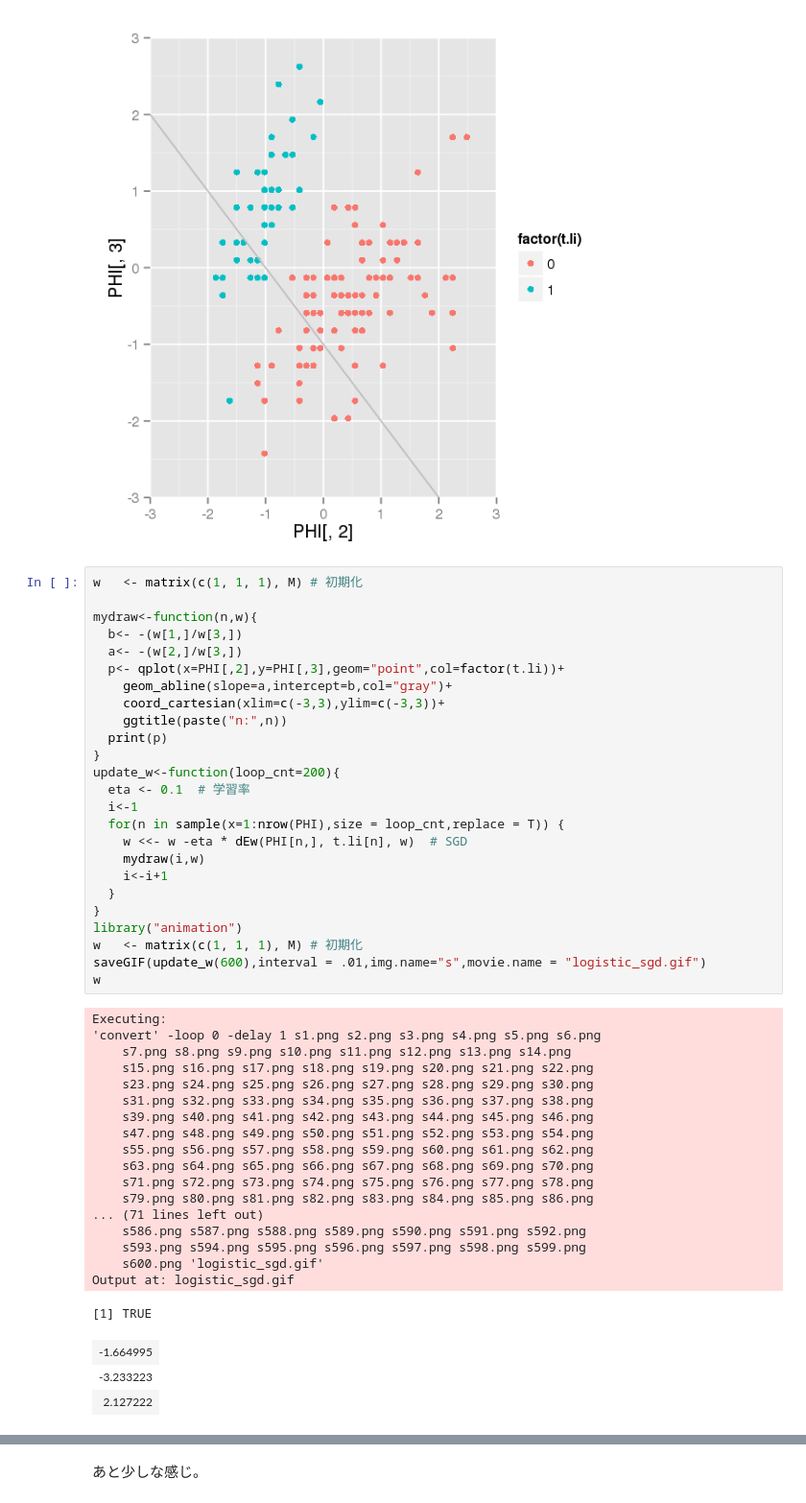
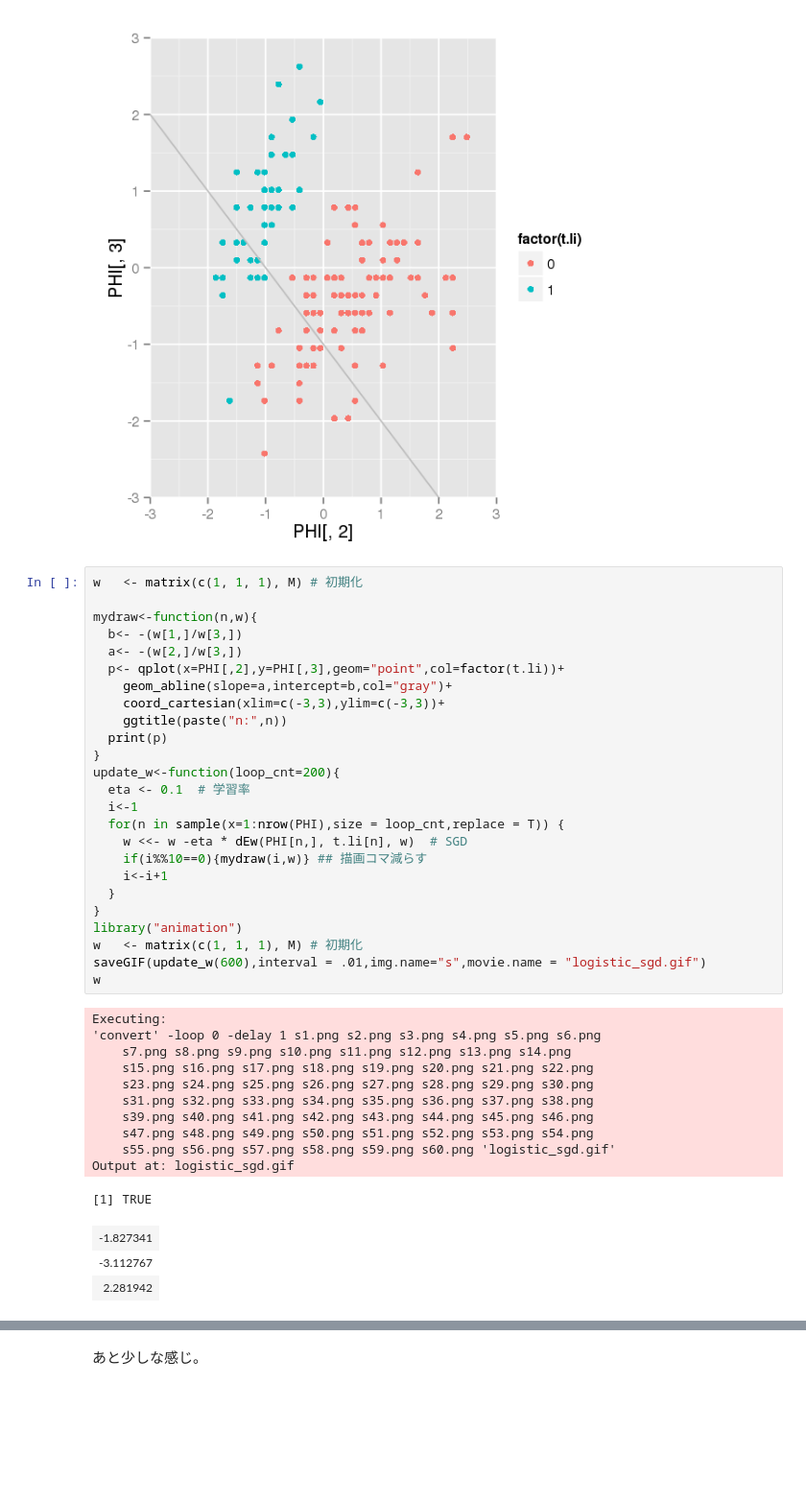
Before and after one commit to u110/public-jupyter, a Jupyter notebook: prml/R_logistic_regression_with_SGD.ipynb, the cells around one changed output, grey strips where cells are left out. Shown: that part at 96% size. Saved outputs shown, nothing was run; the diff lists cells and outputs as text; blank space fills up the shorter version.

```diff
--- a/prml/R_logistic_regression_with_SGD.ipynb
+++ b/prml/R_logistic_regression_with_SGD.ipynb
@@ -40,45 +40,38 @@ mydraw<-function(n,w){
   a<- -(w[2,]/w[3,])
   p<- qplot(x=PHI[,2],y=PHI[,3],geom="point",col=factor(t.li))+
     geom_abline(slope=a,intercept=b,col="gray")+
     coord_cartesian(xlim=c(-3,3),ylim=c(-3,3))+
     ggtitle(paste("n:",n))
   print(p)
 }
 update_w<-function(loop_cnt=200){
   eta <- 0.1  # 学習率
   i<-1
   for(n in sample(x=1:nrow(PHI),size = loop_cnt,replace = T)) {
     w <<- w -eta * dEw(PHI[n,], t.li[n], w)  # SGD
-    mydraw(i,w)
+    if(i%%10==0){mydraw(i,w)} ## 描画コマ減らす
     i<-i+1
   }
 }
 library("animation")
 w   <- matrix(c(1, 1, 1), M) # 初期化
 saveGIF(update_w(600),interval = .01,img.name="s",movie.name = "logistic_sgd.gif")
 w
 # %% [output]
 Executing:
 'convert' -loop 0 -delay 1 s1.png s2.png s3.png s4.png s5.png s6.png
     s7.png s8.png s9.png s10.png s11.png s12.png s13.png s14.png
     s15.png s16.png s17.png s18.png s19.png s20.png s21.png s22.png
     s23.png s24.png s25.png s26.png s27.png s28.png s29.png s30.png
     s31.png s32.png s33.png s34.png s35.png s36.png s37.png s38.png
     s39.png s40.png s41.png s42.png s43.png s44.png s45.png s46.png
     s47.png s48.png s49.png s50.png s51.png s52.png s53.png s54.png
-    s55.png s56.png s57.png s58.png s59.png s60.png s61.png s62.png
-    s63.png s64.png s65.png s66.png s67.png s68.png s69.png s70.png
-    s71.png s72.png s73.png s74.png s75.png s76.png s77.png s78.png
-    s79.png s80.png s81.png s82.png s83.png s84.png s85.png s86.png
-... (71 lines left out)
-    s586.png s587.png s588.png s589.png s590.png s591.png s592.png
-    s593.png s594.png s595.png s596.png s597.png s598.png s599.png
-    s600.png 'logistic_sgd.gif'
+    s55.png s56.png s57.png s58.png s59.png s60.png 'logistic_sgd.gif'
 Output at: logistic_sgd.gif
 [1] TRUE
-| -1.664995 |
-| -3.233223 |
-| 2.127222 |
+| -1.827341 |
+| -3.112767 |
+| 2.281942 |
 # %% [markdown]
 * wの更新イメージ。本当は境界面も動いて欲しいのだが動かない。
 ![](logistic_sgd.gif)
```
Also changed, not shown: parts of 3 cells of this notebook.
